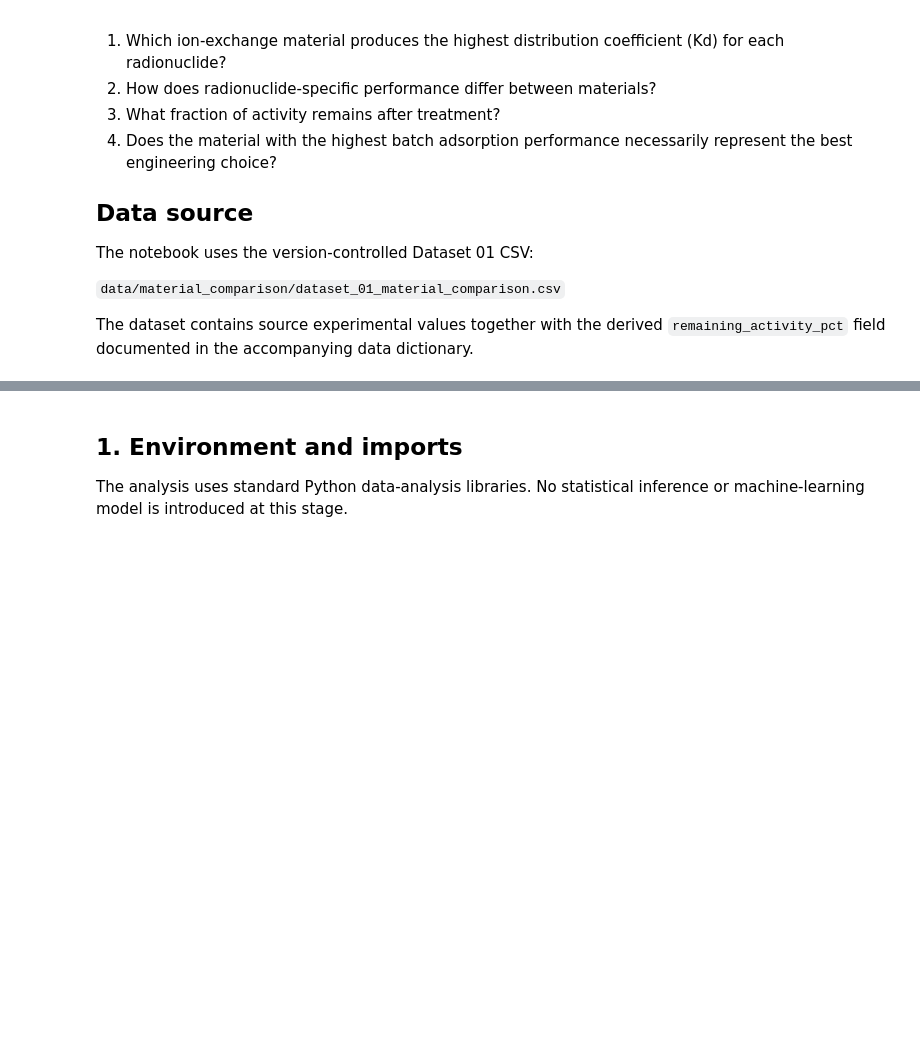
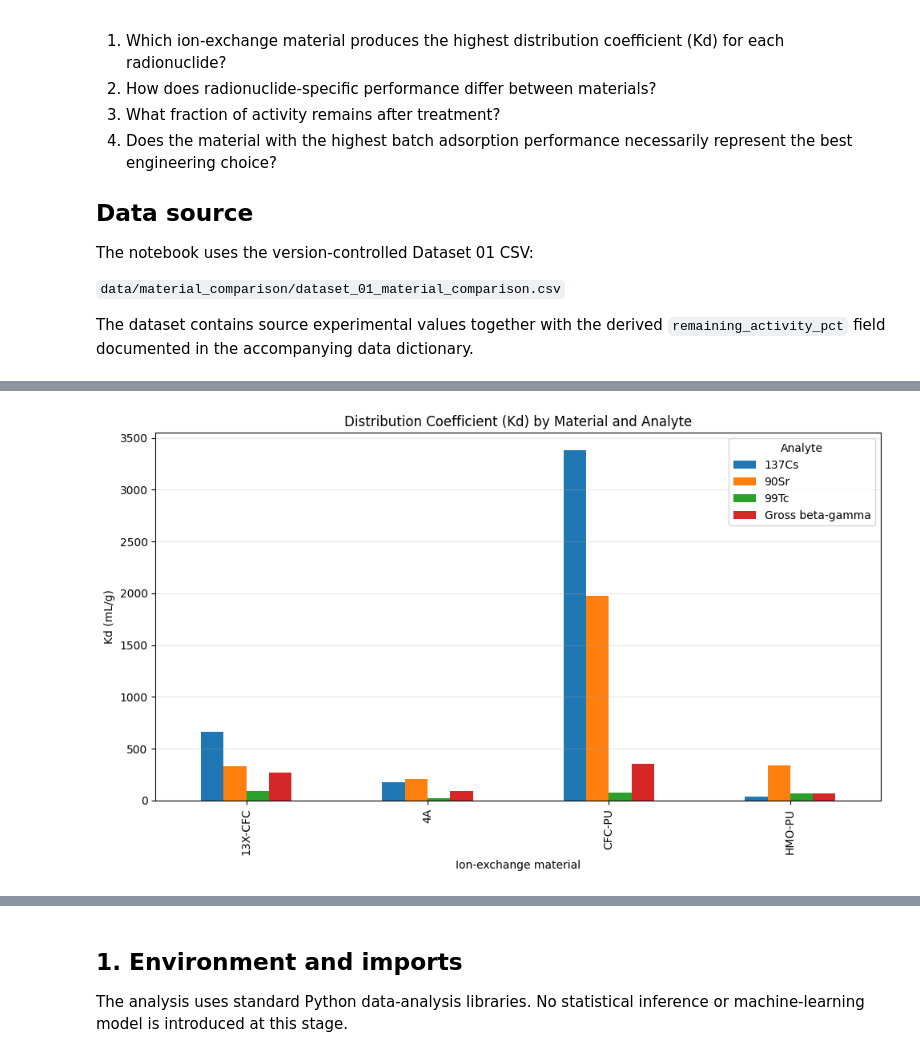
Before and after one commit to ssarswat/radioactive-liquid-waste-treatment, a Jupyter notebook: analysis/dataset_01_material_comparison/dataset_01_analysis.ipynb, the cells around one changed output, grey strips where cells are left out. Cells and saved outputs as stored; diff of their text form; code cells hidden in the pictures; blank space fills up the shorter version.

Commit message:
Complete Dataset 01 material comparison analysis

```diff
--- a/analysis/dataset_01_material_comparison/dataset_01_analysis.ipynb
+++ b/analysis/dataset_01_material_comparison/dataset_01_analysis.ipynb
@@ -19,3 +19,23 @@ The notebook uses the version-controlled Dataset 01 CSV:
 `data/material_comparison/dataset_01_material_comparison.csv`
 
 The dataset contains source experimental values together with the derived `remaining_activity_pct` field documented in the accompanying data dictionary.
+# %%
+# Dataset 01 — Load and inspect data
+
+from pathlib import Path
+
+import pandas as pd
+import numpy as np
+import matplotlib.pyplot as plt
+
+# Repository-relative path
+DATA_PATH = Path("../../data/material_comparison/dataset_01_material_comparison.csv")
+
+# Load dataset
+df = pd.read_csv(DATA_PATH)
+
+print(f"Dataset shape: {df.shape}")
+print(f"Rows: {df.shape[0]}")
+print(f"Columns: {df.shape[1]}")
+
+df.head()
@@ -21,0 +315,24 @@ The dataset contains source experimental values together with the derived `remai
+# %%
+# Kd comparison across materials and analytes
+
+plot_data = df.pivot(
+    index="material",
+    columns="analyte",
+    values="kd_ml_g"
+)
+
+ax = plot_data.plot(
+    kind="bar",
+    figsize=(10, 6)
+)
+
+ax.set_title("Distribution Coefficient (Kd) by Material and Analyte")
+ax.set_xlabel("Ion-exchange material")
+ax.set_ylabel("Kd (mL/g)")
+ax.legend(title="Analyte")
+ax.grid(axis="y", alpha=0.3)
+
+plt.tight_layout()
+plt.show()
+# %% [output]
+[figure, added]
```
Also changed, not shown: parts of 23 cells of this notebook.
